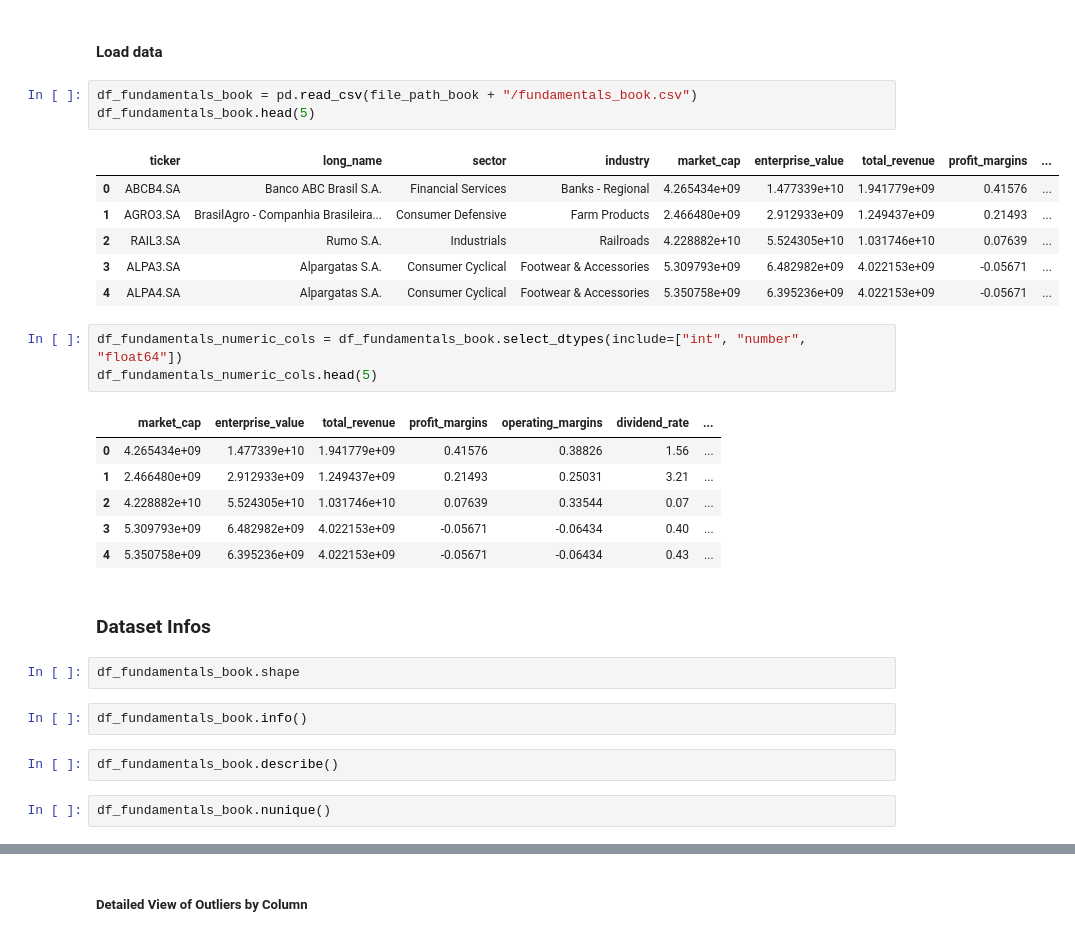
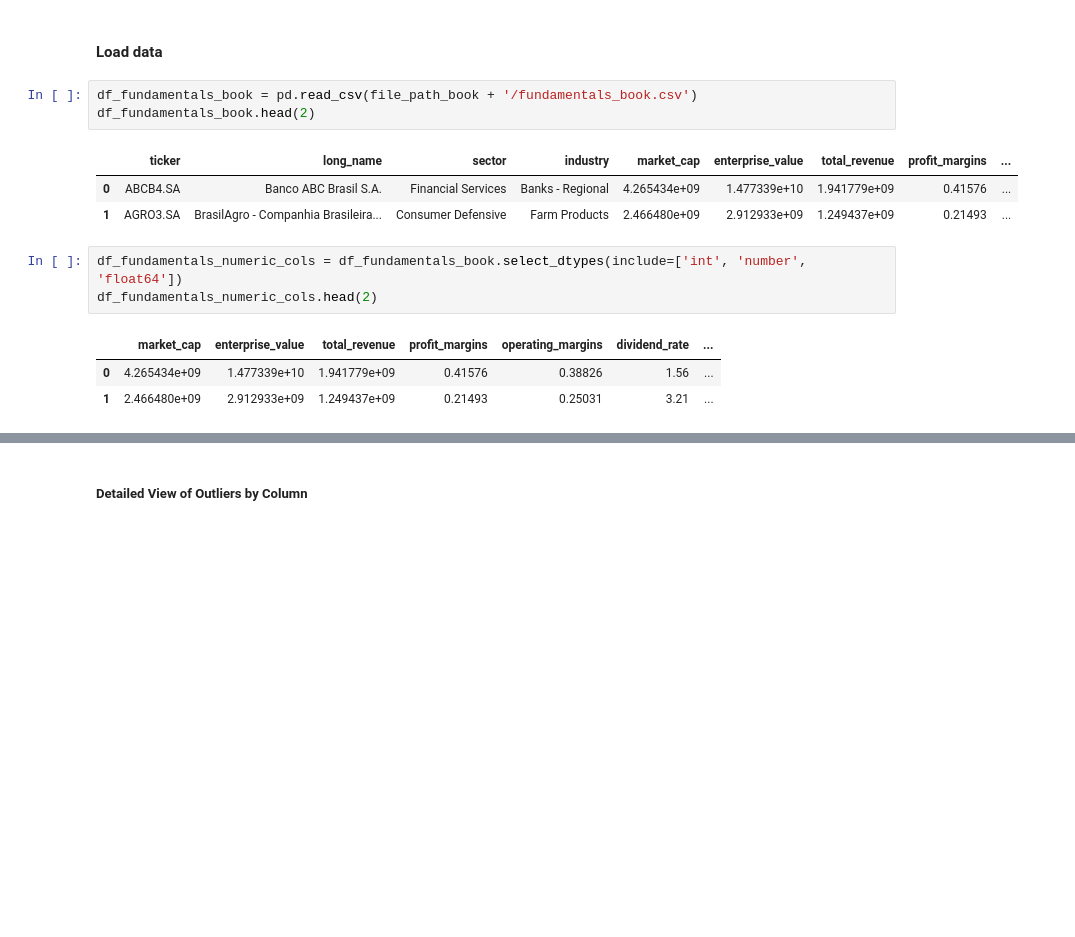
Before and after one commit to aalvesrpg/tcp-fia-trading-advisor, a Jupyter notebook: notebooks/eda/fundamentals/01_eda_sector.ipynb, the cells around one changed output, grey strips where cells are left out. Drawn from its saved outputs; the diff is of its cells as text; blank space fills up the shorter version.

```diff
--- a/notebooks/eda/fundamentals/01_eda_sector.ipynb
+++ b/notebooks/eda/fundamentals/01_eda_sector.ipynb
@@ -31,32 +34,16 @@ file_path_book = str(Path(os.getcwd()).parent.parent.parent / "data/book")
 # %% [markdown]
 #### Load data
 # %%
-df_fundamentals_book = pd.read_csv(file_path_book + "/fundamentals_book.csv")
-df_fundamentals_book.head(5)
+df_fundamentals_book = pd.read_csv(file_path_book + '/fundamentals_book.csv')
+df_fundamentals_book.head(2)
 # %% [output]
 |  | ticker | long_name | sector | industry | market_cap | enterprise_value | total_revenue | profit_margins | ... |
 | 0 | ABCB4.SA | Banco ABC Brasil S.A. | Financial Services | Banks - Regional | 4.265434e+09 | 1.477339e+10 | 1.941779e+09 | 0.41576 | ... |
 | 1 | AGRO3.SA | BrasilAgro - Companhia Brasileira... | Consumer Defensive | Farm Products | 2.466480e+09 | 2.912933e+09 | 1.249437e+09 | 0.21493 | ... |
-| 2 | RAIL3.SA | Rumo S.A. | Industrials | Railroads | 4.228882e+10 | 5.524305e+10 | 1.031746e+10 | 0.07639 | ... |
-| 3 | ALPA3.SA | Alpargatas S.A. | Consumer Cyclical | Footwear & Accessories | 5.309793e+09 | 6.482982e+09 | 4.022153e+09 | -0.05671 | ... |
-| 4 | ALPA4.SA | Alpargatas S.A. | Consumer Cyclical | Footwear & Accessories | 5.350758e+09 | 6.395236e+09 | 4.022153e+09 | -0.05671 | ... |
 # %%
-df_fundamentals_numeric_cols = df_fundamentals_book.select_dtypes(include=["int", "number", "float64"])
-df_fundamentals_numeric_cols.head(5)
+df_fundamentals_numeric_cols = df_fundamentals_book.select_dtypes(include=['int', 'number', 'float64'])
+df_fundamentals_numeric_cols.head(2)
 # %% [output]
 |  | market_cap | enterprise_value | total_revenue | profit_margins | operating_margins | dividend_rate | ... |
 | 0 | 4.265434e+09 | 1.477339e+10 | 1.941779e+09 | 0.41576 | 0.38826 | 1.56 | ... |
 | 1 | 2.466480e+09 | 2.912933e+09 | 1.249437e+09 | 0.21493 | 0.25031 | 3.21 | ... |
-| 2 | 4.228882e+10 | 5.524305e+10 | 1.031746e+10 | 0.07639 | 0.33544 | 0.07 | ... |
-| 3 | 5.309793e+09 | 6.482982e+09 | 4.022153e+09 | -0.05671 | -0.06434 | 0.40 | ... |
-| 4 | 5.350758e+09 | 6.395236e+09 | 4.022153e+09 | -0.05671 | -0.06434 | 0.43 | ... |
-# %% [markdown]
-### Dataset Infos
-# %%
-df_fundamentals_book.shape
-# %%
-df_fundamentals_book.info()
-# %%
-df_fundamentals_book.describe()
-# %%
-df_fundamentals_book.nunique()
```
Also changed, not shown: parts of 63 cells of this notebook.
